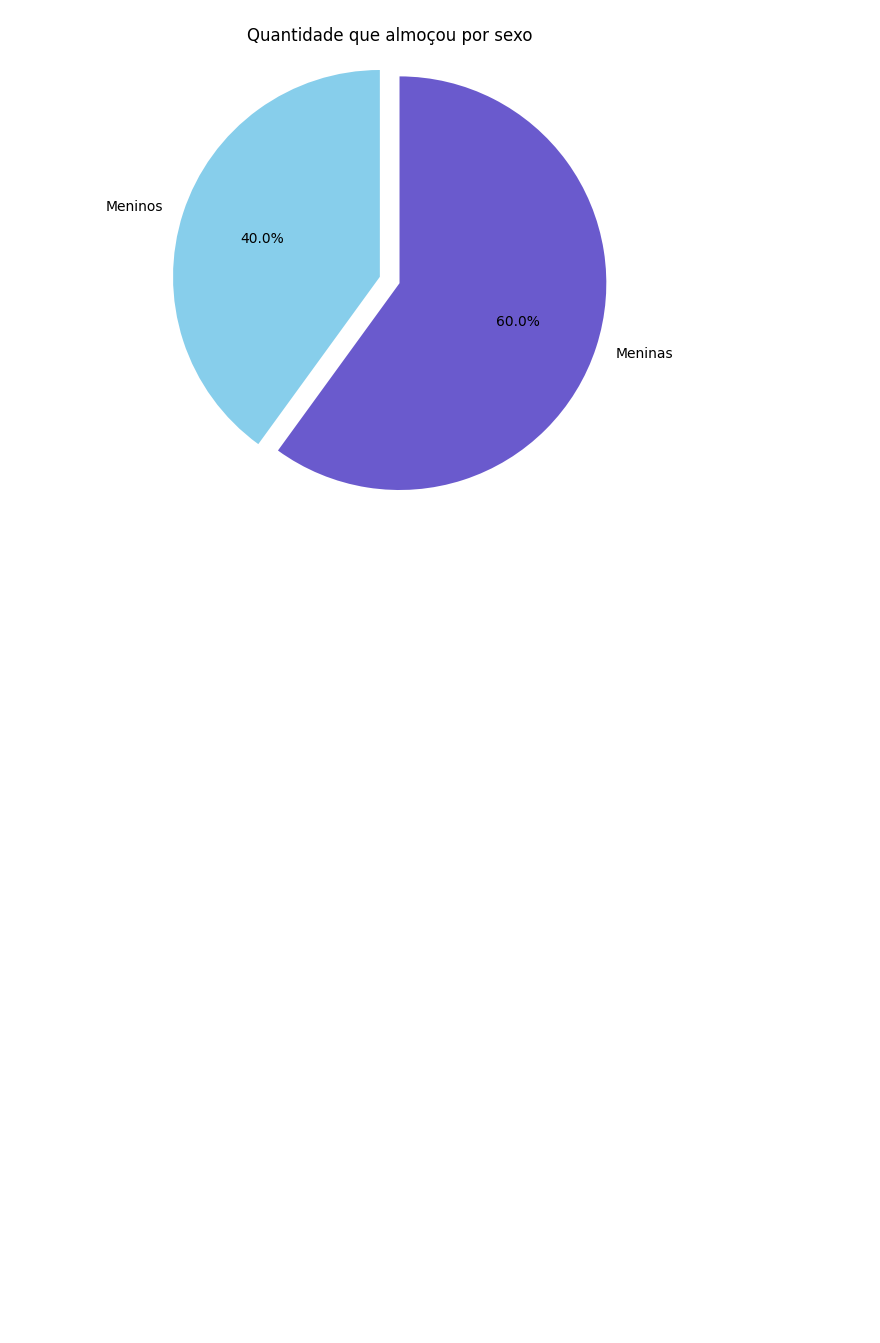
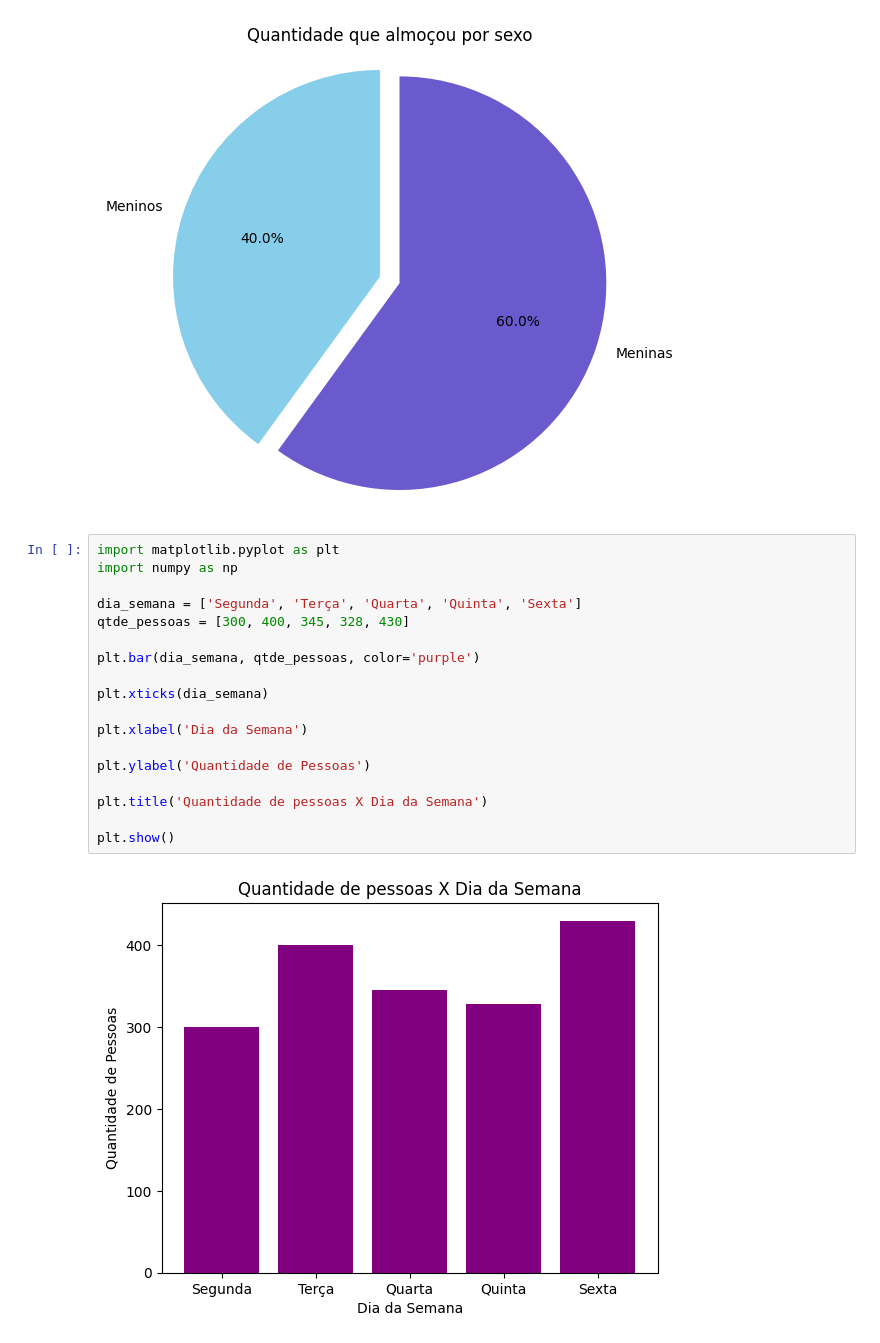
Before and after one commit to jukarolyne/estudos-dados, a Jupyter notebook: estudos-plt.ipynb, the cells around one changed output. Drawn from its saved outputs; the diff is of its cells as text; blank space fills up the shorter version.

```diff
--- a/estudos-plt.ipynb
+++ b/estudos-plt.ipynb
@@ -117,3 +117,23 @@ ax1.axis('equal')
 plt.show()
 # %% [output]
 [figure]
+# %%
+import matplotlib.pyplot as plt
+import numpy as np
+
+dia_semana = ['Segunda', 'Terça', 'Quarta', 'Quinta', 'Sexta']
+qtde_pessoas = [300, 400, 345, 328, 430]
+
+plt.bar(dia_semana, qtde_pessoas, color='purple')
+
+plt.xticks(dia_semana)
+
+plt.xlabel('Dia da Semana')
+
+plt.ylabel('Quantidade de Pessoas')
+
+plt.title('Quantidade de pessoas X Dia da Semana')
+
+plt.show()
+# %% [output]
+[figure, added]
```
Also changed, not shown: parts of 1 cell of this notebook.
